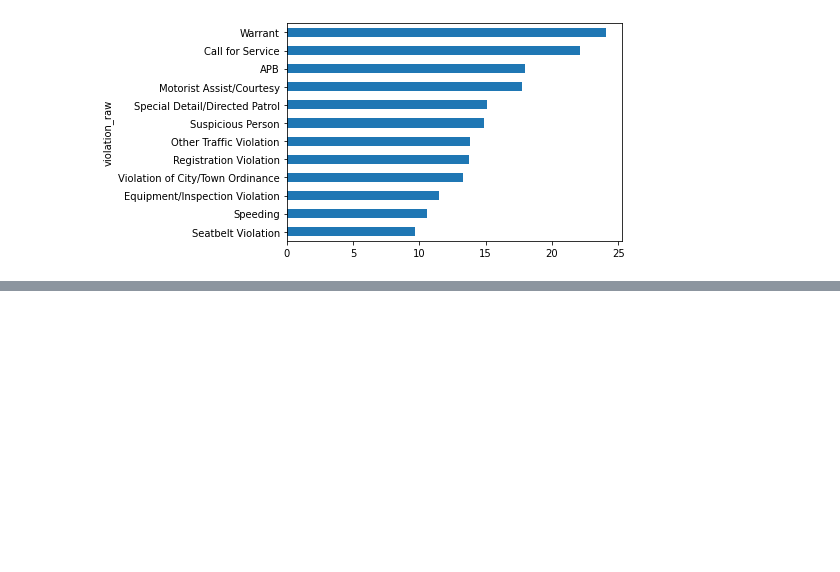
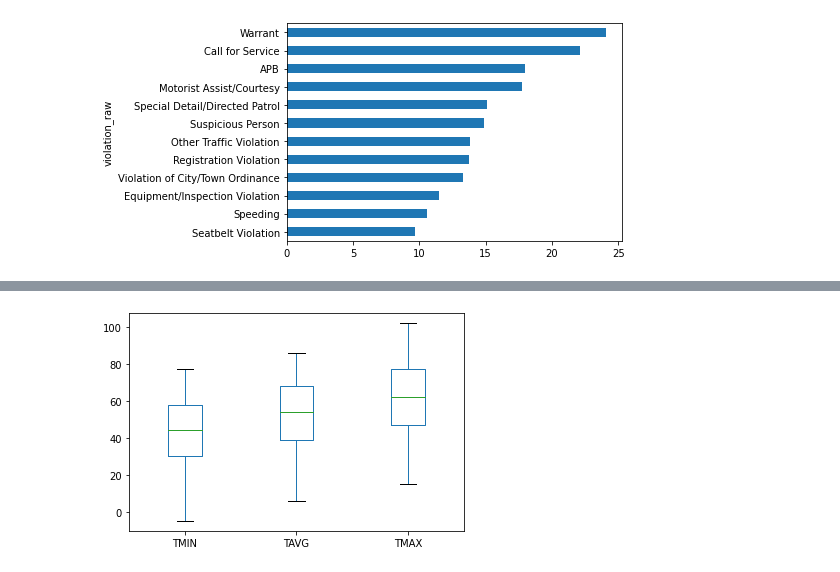
Before and after one commit to carmsanchezs/DataCamp-Courses, a Jupyter notebook: Analyzing_police_activity_with_pandas/Analyzing_police_activity_with_pandas.ipynb, the cells around one changed output, grey strips where cells are left out. Drawn from its saved outputs; the diff is of its cells as text; code cells hidden in the pictures; blank space fills up the shorter version.

```diff
--- a/Analyzing_police_activity_with_pandas/Analyzing_police_activity_with_pandas.ipynb
+++ b/Analyzing_police_activity_with_pandas/Analyzing_police_activity_with_pandas.ipynb
@@ -984,0 +1062,5 @@ plt.show()
+# %%
+weather[['TMIN', 'TAVG', 'TMAX']].plot(kind='box')
+plt.show()
+# %% [output]
+[figure, added]
```
Also changed, not shown: parts of 64 cells of this notebook.
